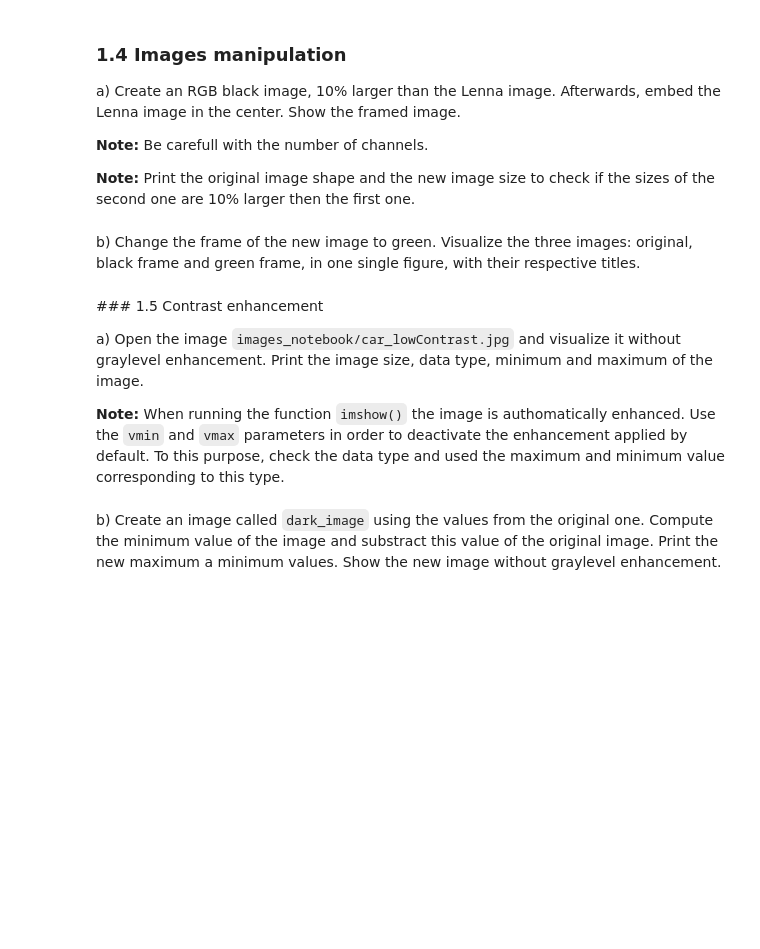
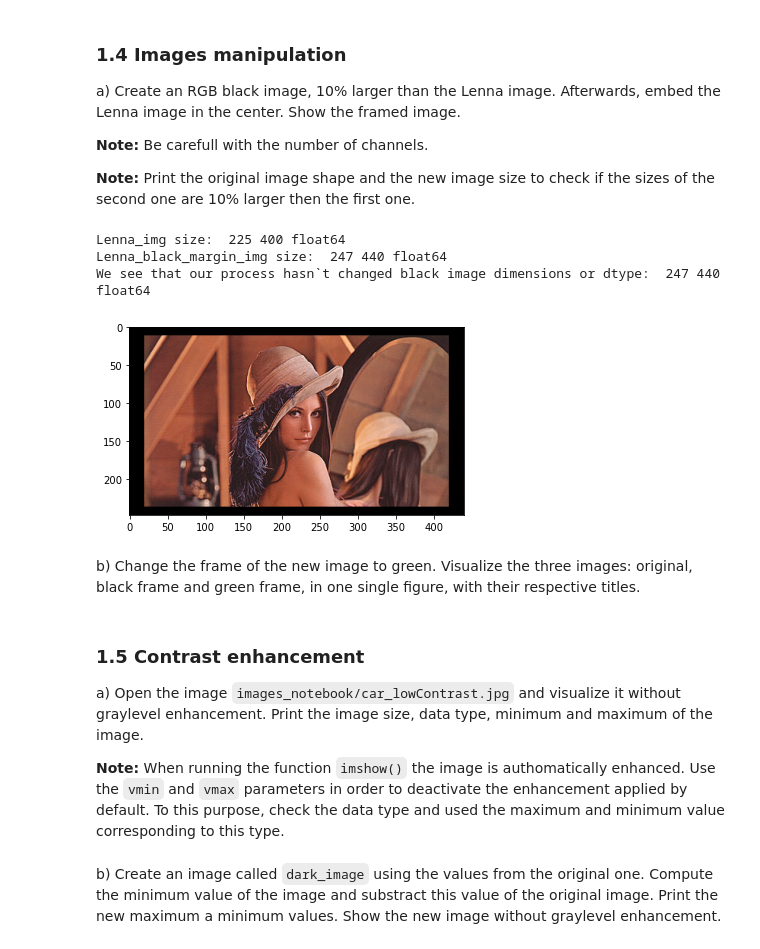
Before and after one commit to mariapepu/VA, a Jupyter notebook: p1/p1_2022_23.ipynb, the cells around one changed output. Cells and saved outputs as stored; diff of their text form; code cells hidden in the pictures; blank space fills up the shorter version.

```diff
--- a/p1/p1_2022_23.ipynb
+++ b/p1/p1_2022_23.ipynb
@@ -213,9 +223,44 @@ a) Create an RGB black image, 10% larger than the Lenna image. Afterwards, embed
+# %%
+#Your solution
+#I grab the sizes of lenna image +10% and convert them to int
+x = int(lenna_img_float.shape[0] + 0.1*lenna_img_float.shape[0])
+y = int(lenna_img_float.shape[1] + 0.1*lenna_img_float.shape[1])
+#creating a black image in rgb, wich means it will have 3 chanels and all values will be 0
+lenna_black_margin = np.zeros((x,y,3))
+plt.imshow(lenna_black_margin) #showing de image in rgb
+
+#defining starting pixel
+spx = int((lenna_black_margin.shape[0]-lenna_img_float.shape[0])/2)
+spy = int((lenna_black_margin.shape[1]-lenna_img_float.shape[1])/2)
+
+#defining final pixel
+fpx = int((lenna_black_margin.shape[0]-spx))
+fpy = int((lenna_black_margin.shape[1]-spy))
+
+#printing info so we can see that efectively the black image is 10% larger than lenna image
+print("Lenna_img size: ", lenna_img_float.shape[0],lenna_img_float.shape[1], lenna_img_float.dtype)
+print("Lenna_black_margin_img size: ", lenna_black_margin.shape[0],lenna_black_margin.shape[1], lenna_black_margin.dtype)
+
+#setting lenna image in the center of the black image
+for i in range (spx, fpx,1): #iterating over rows
+    for j in range (spy, fpy,1): #iterating over columns
+        for x in range(3): #iterating over rgb chanels
+            lenna_black_margin[i,j,x] = lenna_img_float[i-spx,j-spy,x] #substitution of black pixels by the lenna image pixels
+
+plt.imshow(lenna_black_margin) #showing final image in rgb
+#printing info about the final image
+print("We see that our process hasn`t changed black image dimensions or dtype: ", lenna_black_margin.shape[0],lenna_black_margin.shape[1], lenna_black_margin.dtype)
+# %% [output]
+Lenna_img size:  225 400 float64
+Lenna_black_margin_img size:  247 440 float64
+We see that our process hasn`t changed black image dimensions or dtype:  247 440 float64
+[figure, added]
 # %% [markdown]
 b) Change the frame of the new image to green. Visualize the three images: original, black frame and green frame, in one single figure, with their respective titles.
 # %%
 #Your solution
 # %% [markdown]
-### 1.5 Contrast enhancement
+<h3> 1.5 Contrast enhancement </h3>
 
 a) Open the image `images_notebook/car_lowContrast.jpg` and visualize it without graylevel enhancement. Print the image size, data type, minimum and maximum of the image.
 
```
Also changed, not shown: parts of 6 cells of this notebook.
